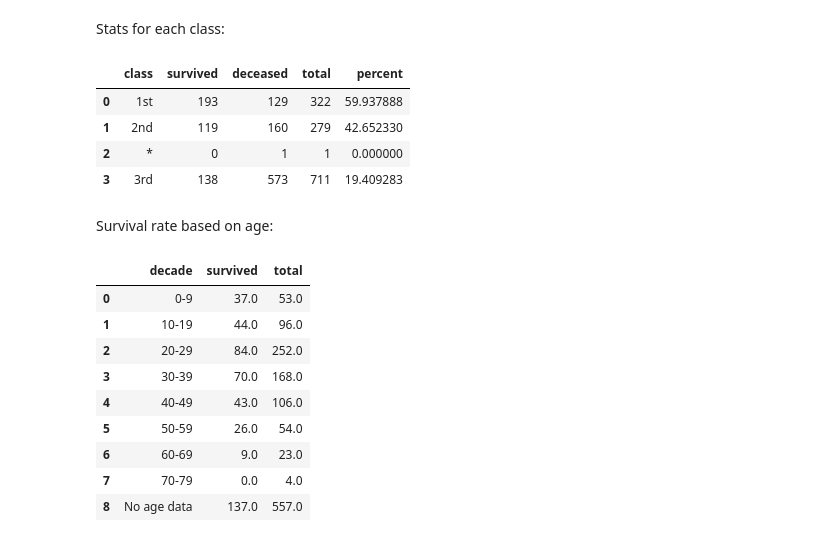
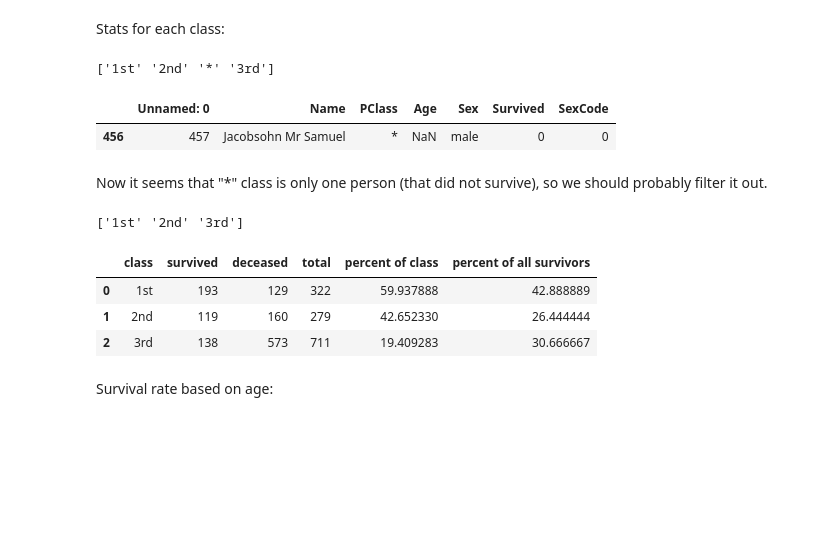
Before and after one commit to ggljzr/titanic, a Jupyter notebook: titanic.ipynb, the cells around one changed output. Saved outputs shown, nothing was run; the diff lists cells and outputs as text; code cells hidden in the pictures; blank space fills up the shorter version.

```diff
--- a/titanic.ipynb
+++ b/titanic.ipynb
@@ -19,9 +20,9 @@ print(passengers_num)
 How many of them survived?
 # %%
 survived = titanic_data[titanic_data.loc[:, 'Survived'] == True] #rows from Titanic.csv, column 'Survived'
-survived_num = survived.shape[0] #number of rows with 1
-survived_percent = survived_num / (passengers_num / 100)
-print('{} out of {} (~{:.5f} %)'.format(survived_num, passengers_num, survived_percent))
+total_survived_num = survived.shape[0] #number of rows with 1
+survived_percent = total_survived_num / (passengers_num / 100)
+print('{} out of {} (~{:.5f} %)'.format(total_survived_num, passengers_num, survived_percent))
 # %% [output]
 450 out of 1313 (~34.27266 %)
 # %% [markdown]
@@ -45,70 +46,77 @@ Men survived: 142 out of 851 (~16.68625 %)
 Women survived: 308 out of 462 (~66.66667 %)
 # %% [markdown]
 Stats for each class:
+# %%
+classes = titanic_data.PClass.unique()
+print(classes)
+titanic_data[titanic_data.loc[:, 'PClass'] == '*']
+# %% [output]
+['1st' '2nd' '*' '3rd']
+|  | Unnamed: 0 | Name | PClass | Age | Sex | Survived | SexCode |
+| 456 | 457 | Jacobsohn Mr Samuel | * | NaN | male | 0 | 0 |
+# %% [markdown]
+Now it seems that "*" class is only one person (that did not survive), so we should probably filter it out.
+# %%
+classes = numpy.delete(classes, numpy.where(classes=='*'))
+print(classes)
+# %% [output]
+['1st' '2nd' '3rd']
 # %%
-classes = titanic_data.PClass.unique()
-cols = ['class', 'survived', 'deceased', 'total', 'percent']
+cols = ['class', 'survived', 'deceased', 'total', 'percent of class', 'percent of all survivors']
 classes_data = pandas.DataFrame()
 
 for cls in classes:
     total = titanic_data[titanic_data.loc[:, 'PClass'] == cls]
     total_num = total.shape[0]
 
     survived = total[total.loc[:, 'Survived'] == True]
     survived_num = survived.shape[0]
     deceased_num = total_num - survived_num
 
-    percent = survived_num / (total_num / 100)
+    percent_class = survived_num / (total_num / 100)
+    percent_total = survived_num / (total_survived_num / 100)
     row = pandas.DataFrame([{'class' : cls, 'survived' : survived_num,
                          'deceased' : deceased_num, 'total' : total_num,
-                         'percent' : percent}], columns=cols)
+                         'percent of class' : percent_class,
+                         'percent of all survivors' : percent_total }], columns=cols)
     classes_data = classes_data.append(row, ignore_index=True)
 
 classes_data
 # %% [output]
-|  | class | survived | deceased | total | percent |
-| 0 | 1st | 193 | 129 | 322 | 59.937888 |
-| 1 | 2nd | 119 | 160 | 279 | 42.652330 |
-| 2 | * | 0 | 1 | 1 | 0.000000 |
-| 3 | 3rd | 138 | 573 | 711 | 19.409283 |
+|  | class | survived | deceased | total | percent of class | percent of all survivors |
+| 0 | 1st | 193 | 129 | 322 | 59.937888 | 42.888889 |
+| 1 | 2nd | 119 | 160 | 279 | 42.652330 | 26.444444 |
+| 2 | 3rd | 138 | 573 | 711 | 19.409283 | 30.666667 |
 # %% [markdown]
 Survival rate based on age:
 # %%
 max_age = titanic_data.loc[:, 'Age'].max()
-survived_ages = pandas.DataFrame(columns=['decade', 'survived', 'total'])
+survived_ages = pandas.DataFrame(columns=['decade', 'survived', 'total', 'percent of all survivors'])
 for decade in range(0,int(max_age),10):
     total_decade = titanic_data[(titanic_data.loc[:, 'Age'] >= decade) &
                                    (titanic_data.loc[:, 'Age'] <  decade + 10)]
 
     survived_decade = total_decade[total_decade.loc[:, 'Survived'] == True]
 
+
+    percent = survived_decade.shape[0] / (total_survived_num / 100)
     row = pandas.DataFrame([{'decade' : '{}-{}'.format(decade, decade + 9),
                              'survived' : survived_decade.shape[0],
-                             'total' : total_decade.shape[0]}])
+                             'total' : total_decade.shape[0],
+                             'percent of all survivors' : percent}])
 
     survived_ages = survived_ages.append(row, ignore_index=True)
 
 total_na = titanic_data[titanic_data.loc[:, 'Age'].isnull()]
 survived_na = total_na[total_na.loc[:, 'Survived'] == True]
+percent_na = survived_na.shape[0] / (total_survived_num / 100)
 
 row = pandas.DataFrame([{'decade' : 'No age data',
                          'survived' : survived_na.shape[0],
-                         'total' : total_na.shape[0]}])
+                         'total' : total_na.shape[0],
+                         'percent of all survivors' : percent_na}])
 
 survived_ages = survived_ages.append(row, ignore_index=True)
-
-survived_ages
-# %% [output]
-|  | decade | survived | total |
-| 0 | 0-9 | 37.0 | 53.0 |
-| 1 | 10-19 | 44.0 | 96.0 |
-| 2 | 20-29 | 84.0 | 252.0 |
-| 3 | 30-39 | 70.0 | 168.0 |
-| 4 | 40-49 | 43.0 | 106.0 |
-| 5 | 50-59 | 26.0 | 54.0 |
-| 6 | 60-69 | 9.0 | 23.0 |
-| 7 | 70-79 | 0.0 | 4.0 |
-| 8 | No age data | 137.0 | 557.0 |
 # %%
 survived_ages['total'].plot.bar(color='r')
 survived_ages['survived'].plot.bar(color='b')
```
Also changed, not shown: parts of 14 cells of this notebook.
